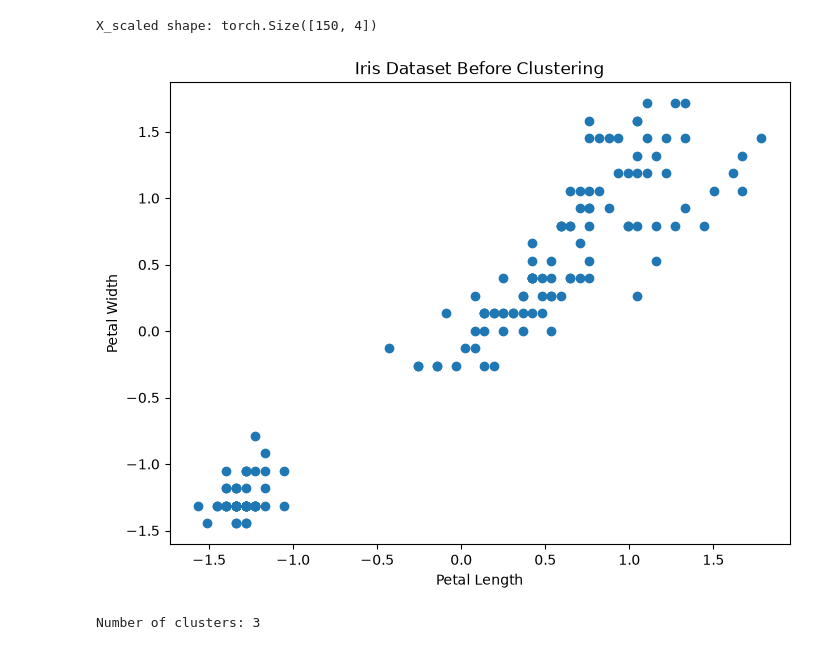
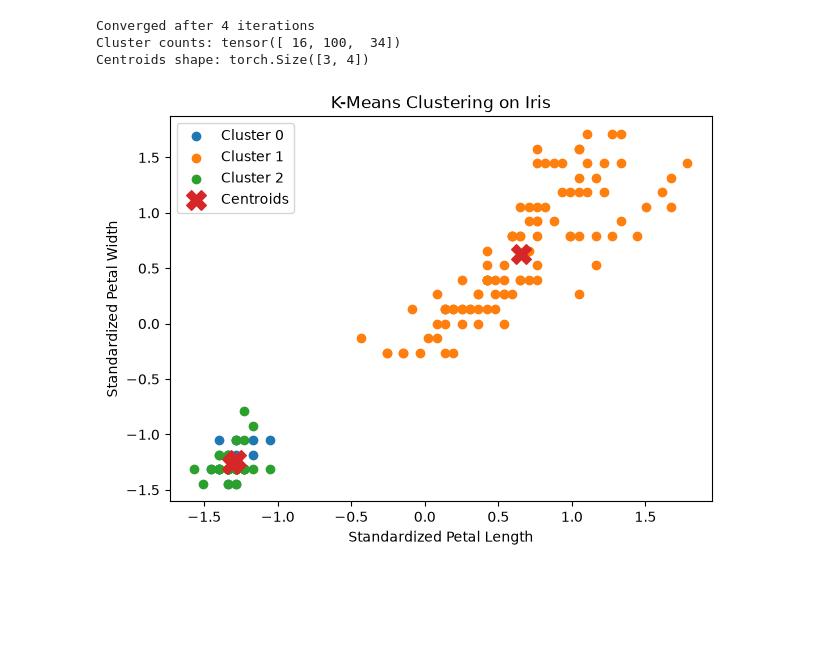
Before and after one commit to Thakor-Yashpal/Machine-learning-ML-and-deep-learning-DL-Algorithms, a Jupyter notebook: Algorithms(DL & ML)/K-Means Clustering/K-Means Clustering.ipynb, the cells around one changed output. Drawn from its saved outputs; the diff is of its cells as text; code cells hidden in the pictures; blank space fills up the shorter version.

```diff
--- a/Algorithms(DL & ML)/K-Means Clustering/K-Means Clustering.ipynb
+++ b/Algorithms(DL & ML)/K-Means Clustering/K-Means Clustering.ipynb
@@ -29,10 +23,10 @@ y shape: torch.Size([150])
-# %%
-scaler = StandardScaler()
-
-X_scaled = scaler.fit_transform(X)
-
-X_scaled = torch.tensor(X_scaled, dtype=torch.float32)
-
-print("X_scaled shape:", X_scaled.shape)
-# %% [output]
-X_scaled shape: torch.Size([150, 4])
+# %%
+def initialize_centroids(X, k):
+
+    indices = torch.randperm(X.size(0))[:k]
+
+    return X[indices].clone()
+
+def calculate_distances(X, centroids):
+
+    return torch.cdist(X, centroids)
@@ -39,32 +69,31 @@ X_scaled shape: torch.Size([150, 4])
+# %%
+clusters, centroids = kmeans(X, k=3)
+
+print("Cluster counts:", torch.bincount(clusters))
+print("Centroids shape:", centroids.shape)
+# %% [output]
+Converged after 4 iterations
+Cluster counts: tensor([ 16, 100,  34])
+Centroids shape: torch.Size([3, 4])
 # %%
-plt.figure(figsize=(8, 6))
+plt.figure(figsize=(7, 5))
+
+for k in range(3):
+    points = X[clusters == k]
+    plt.scatter(points[:, 2], points[:, 3], label=f"Cluster {k}")
 
 plt.scatter(
-    X_scaled[:, 2],
-    X_scaled[:, 3]
+    centroids[:, 2],
+    centroids[:, 3],
+    marker="X",
+    s=200,
+    label="Centroids"
 )
 
-plt.xlabel("Petal Length")
-plt.ylabel("Petal Width")
-
-plt.title(
-    "Iris Dataset Before Clustering"
-)
-
+plt.xlabel("Standardized Petal Length")
+plt.ylabel("Standardized Petal Width")
+plt.title("K-Means Clustering on Iris")
+plt.legend()
 plt.show()
 # %% [output]
-[figure, old version]
+[figure, new version]
-# %%
-K = 3
-
-print("Number of clusters:", K)
-
-def initialize_centroids(X, k):
-
-    indices = torch.randperm(X.shape[0])[:k]
-
-    centroids = X[indices]
-
-    return centroids
-# %% [output]
-Number of clusters: 3
```
Also changed, not shown: parts of 17 cells of this notebook.
